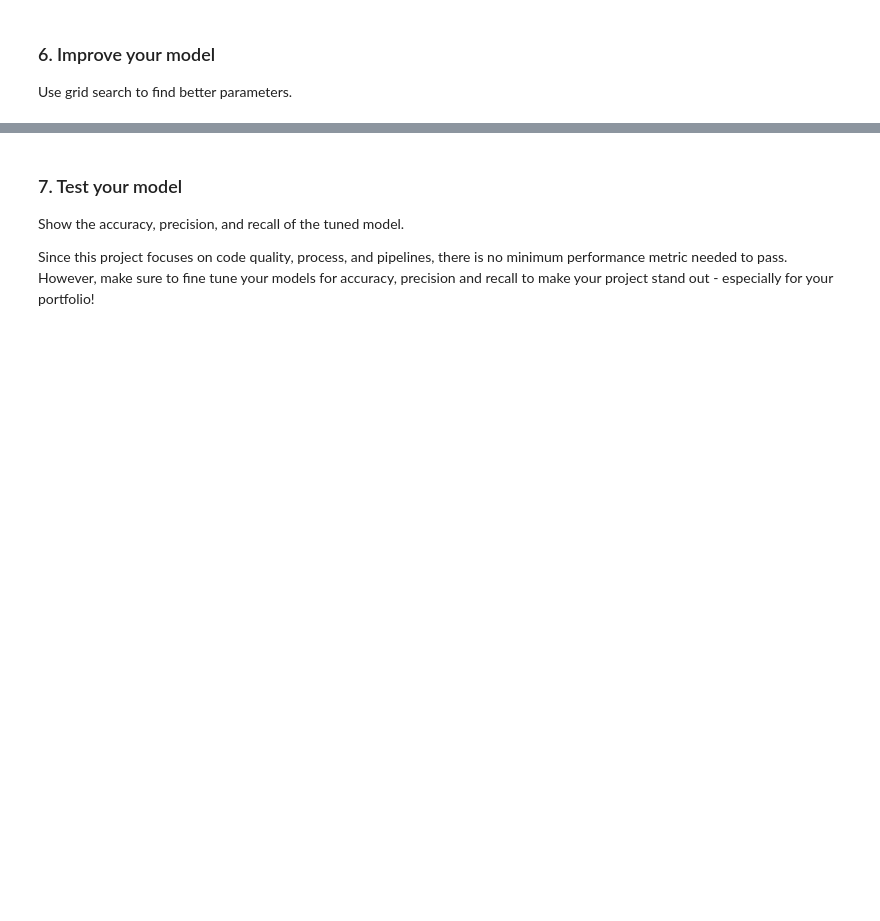
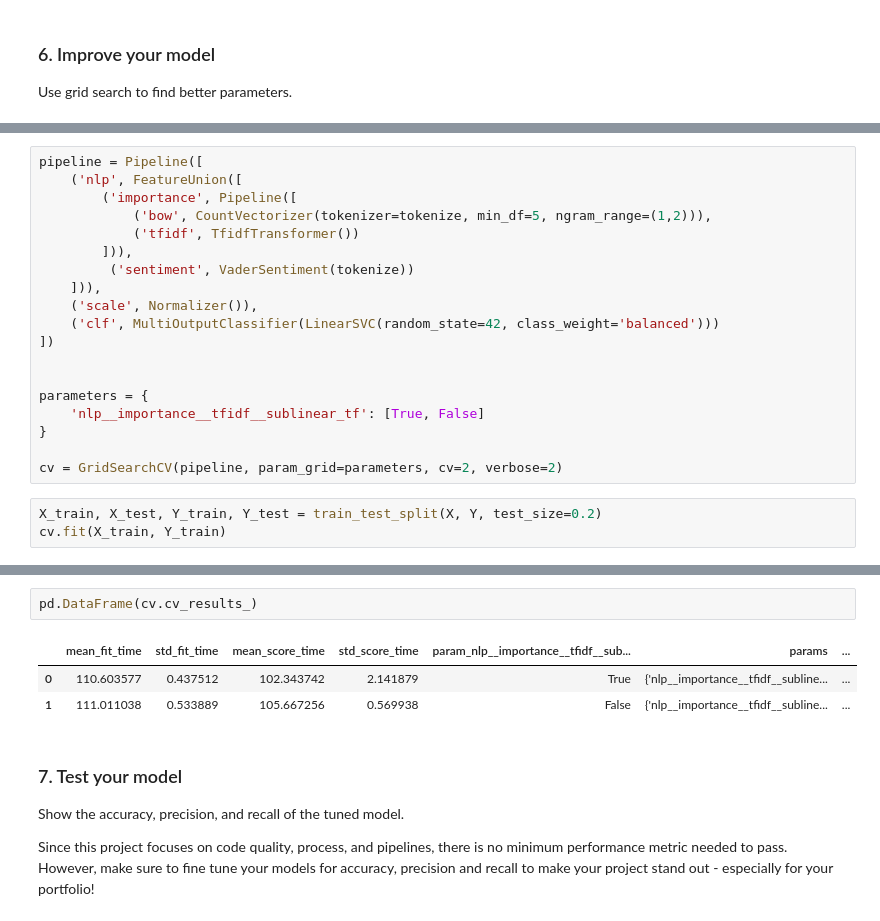
Before and after one commit to krisbitney/DisasterResponsePipeline, a Jupyter notebook: ML Pipeline Preparation.ipynb, the cells around one changed output, grey strips where cells are left out. Cells and saved outputs as stored; diff of their text form; blank space fills up the shorter version.

```diff
--- a/ML Pipeline Preparation.ipynb
+++ b/ML Pipeline Preparation.ipynb
@@ -124,0 +125,22 @@ cv = GridSearchCV(pipeline, param_grid=parameters, cv=10)
+# %%
+pipeline = Pipeline([
+    ('nlp', FeatureUnion([
+        ('importance', Pipeline([
+            ('bow', CountVectorizer(tokenizer=tokenize, min_df=5, ngram_range=(1,2))),
+            ('tfidf', TfidfTransformer())
+        ])),
+         ('sentiment', VaderSentiment(tokenize))
+    ])),
+    ('scale', Normalizer()),
+    ('clf', MultiOutputClassifier(LinearSVC(random_state=42, class_weight='balanced')))
+])
+
+
+parameters = {
+    'nlp__importance__tfidf__sublinear_tf': [True, False]
+}
+
+cv = GridSearchCV(pipeline, param_grid=parameters, cv=2, verbose=2)
+# %%
+X_train, X_test, Y_train, Y_test = train_test_split(X, Y, test_size=0.2)
+cv.fit(X_train, Y_train)
@@ -125,3 +172,9 @@ cv = GridSearchCV(pipeline, param_grid=parameters, cv=10)
+# %%
+pd.DataFrame(cv.cv_results_)
+# %% [output]
+|  | mean_fit_time | std_fit_time | mean_score_time | std_score_time | param_nlp__importance__tfidf__sub... | params | ... |
+| 0 | 110.603577 | 0.437512 | 102.343742 | 2.141879 | True | {'nlp__importance__tfidf__subline... | ... |
+| 1 | 111.011038 | 0.533889 | 105.667256 | 0.569938 | False | {'nlp__importance__tfidf__subline... | ... |
 # %% [markdown]
 ### 7. Test your model
 Show the accuracy, precision, and recall of the tuned model.
```
Also changed, not shown: parts of 12 cells of this notebook, 2 other files.
